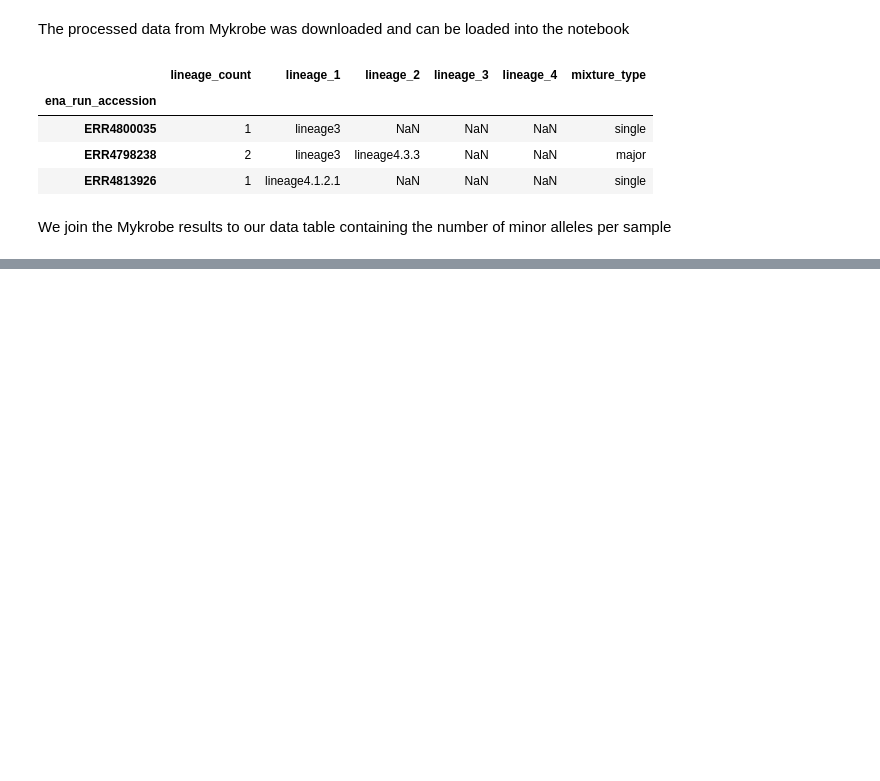
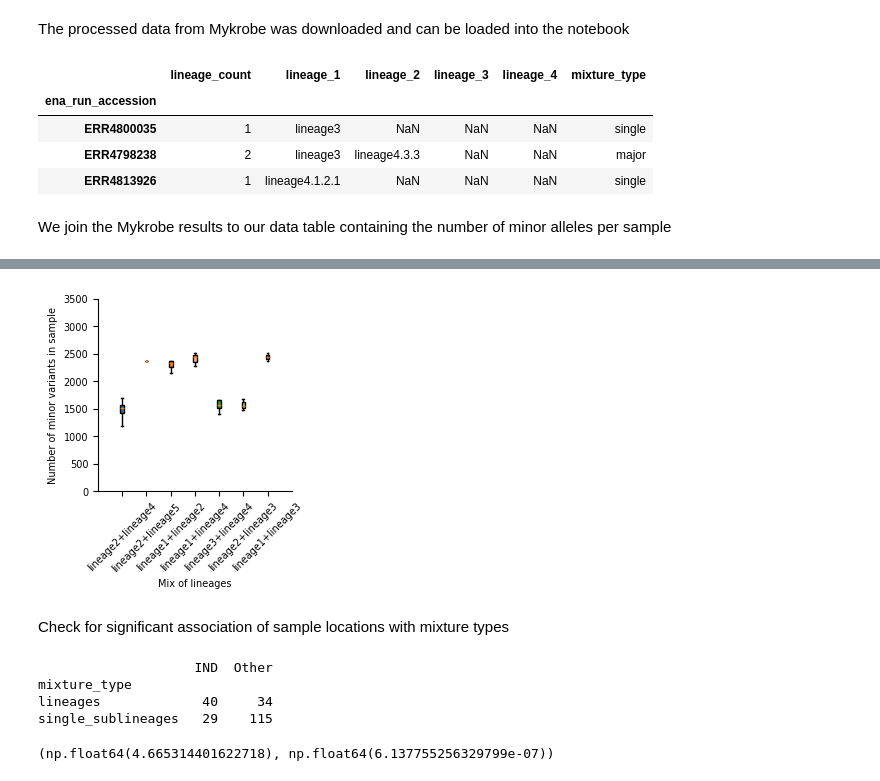
Before and after one commit to fowler-lab/tuberculosis-RNAP-subpopulations, a Jupyter notebook: analysis.ipynb, the cells around one changed output, grey strips where cells are left out. Cells and saved outputs as stored; diff of their text form; code cells hidden in the pictures; blank space fills up the shorter version.

```diff
--- a/analysis.ipynb
+++ b/analysis.ipynb
@@ -916,0 +931,11 @@ fig.savefig('pdf/bar-lineage-minor-allele-counts.pdf', bbox_inches='tight', tran
+# %%
+variant_count_all_Mykrobe.lineage_2.value_counts()
+variant_count_all_Mykrobe['lineage_1_main'] = variant_count_all_Mykrobe.lineage_1.apply(lambda x: x.split('.')[0] if isinstance(x, str) and '.' in x else x)
+variant_count_all_Mykrobe['lineage_2_main'] = variant_count_all_Mykrobe.lineage_2.apply(lambda x: x.split('.')[0] if isinstance(x, str) and '.' in x else x)
+variant_count_all_Mykrobe['lineage_mix'] = variant_count_all_Mykrobe.apply(
+    lambda x: f'{x.lineage_1_main}+{x.lineage_2_main}' if pd.notna(x.lineage_1_main) and pd.notna(x.lineage_2_main) and x.lineage_1_main != x.lineage_2_main
+    else None,
+    axis=1
+)
+# df['lineage_mix'] = df.apply(lambda x: f'{x.lineage_1_main}+{x.lineage_2_main}', axis=1)
+variant_count_all_Mykrobe.lineage_mix.value_counts()
@@ -916,0 +952,58 @@ fig.savefig('pdf/bar-lineage-minor-allele-counts.pdf', bbox_inches='tight', tran
+# %%
+fig = plt.figure(figsize=(2.5, 2.5))
+axes = fig.gca()
+
+# Set up a color palette with enough unique colors for each lineage and mixture type
+unique_lineages = variant_count_all_Mykrobe.lineage_mix.dropna().unique()
+palette = sns.color_palette("tab20", len(unique_lineages) + 3)  # Adding 3 for the mixture types
+
+for i, lineage in enumerate(unique_lineages):
+    tmp = variant_count_all_Mykrobe[variant_count_all_Mykrobe.lineage_mix==lineage]
+    axes.boxplot(tmp.minor_count, positions=[i], showfliers=False, patch_artist=True, boxprops=dict(facecolor=palette[i]))
+
+axes.set_xticks(range(len(unique_lineages)))
+axes.set_xticklabels(list(unique_lineages), rotation=45)
+axes.set_xlim(-1, len(unique_lineages))
+axes.set_ylim(0, 3500)
+axes.set_xlabel('Mix of lineages')
+axes.set_ylabel('Number of minor variants in sample')
+axes.spines[["right", "top"]].set_visible(False)
+
+fig.savefig('pdf/minor_allele_lineage_mix.pdf', bbox_inches='tight', transparent=True)
+
+#check for significance?
+# %% [output]
+[figure, added]
+# %% [markdown]
+Check for significant association of sample locations with mixture types
+# %%
+locations = pd.read_pickle('data/DST_SAMPLES.pkl.gz')
+variant_count_all_Mykrobe['location'] = variant_count_all_Mykrobe.UNIQUEID.map(locations.COUNTRY_CODE)
+
+#check if location IND is associated with a mixture type using a fisher test of IND vs other locations and combining complex and major into one category
+from scipy.stats import fisher_exact
+contingency = pd.crosstab(variant_count_all_Mykrobe.location, variant_count_all_Mykrobe.mixture_type)
+# contingency['complex_major'] = contingency['major']
+contingency['single_sublineages'] = contingency['single'] + contingency['sublineages']
+contingency.drop(columns=['single', 'sublineages'], inplace=True)
+contingency
+
+# IND vs other locations
+ind = contingency.loc['IND']
+other = contingency.drop('IND')
+ind_vs_other = pd.DataFrame({
+    'IND': ind,
+    'Other': other.sum()
+})
+print(ind_vs_other)
+
+odds_ratio, p_value = fisher_exact(ind_vs_other)
+odds_ratio, p_value
+
+print("The Fishers exact p-value for an association of the location India with is {:.2e}".format(odds_ratio, p_value))
+# %% [output]
+                    IND  Other
+mixture_type
+lineages             40     34
+single_sublineages   29    115
+(np.float64(4.665314401622718), np.float64(6.137755256329799e-07))
```
Also changed, not shown: parts of 12 cells of this notebook, 1 other file.
